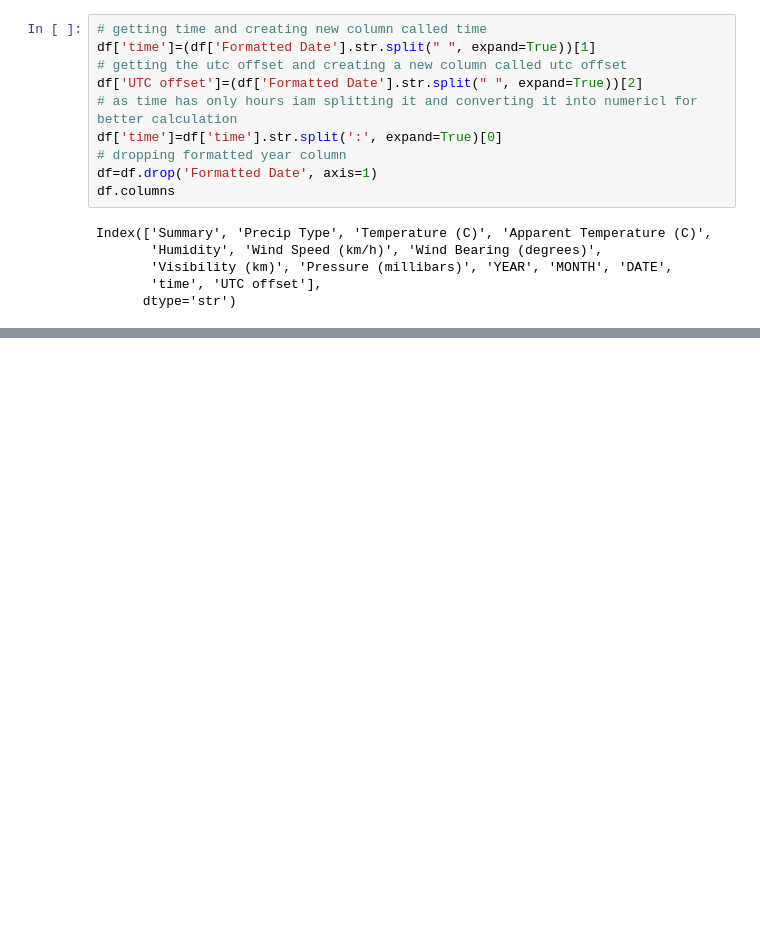
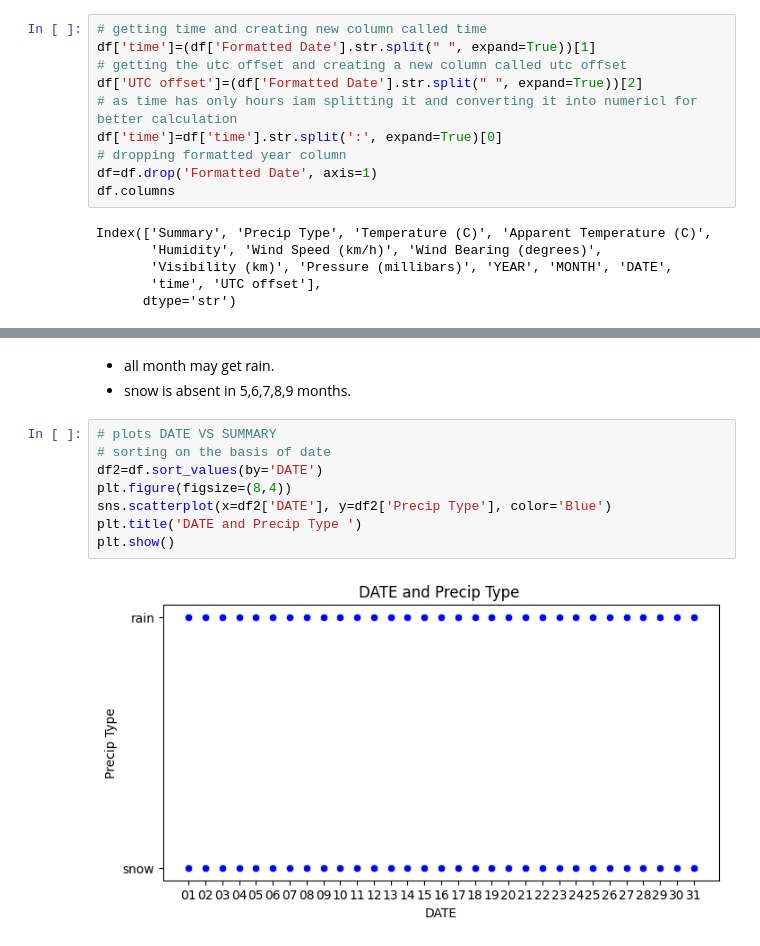
Before and after one commit to nomankhan0347893-web/mentorship-program-devsil, a Jupyter notebook: week_5_pro.ipynb, the cells around one changed output, grey strips where cells are left out. Cells and saved outputs as stored; diff of their text form; blank space fills up the shorter version.

```diff
--- a/week_5_pro.ipynb
+++ b/week_5_pro.ipynb
@@ -738,0 +963,13 @@ Index(['Summary', 'Precip Type', 'Temperature (C)', 'Apparent Temperature (C)',
+# %% [markdown]
+* all month may get rain.
+* snow is absent in 5,6,7,8,9 months.
+# %%
+# plots DATE VS SUMMARY
+# sorting on the basis of date
+df2=df.sort_values(by='DATE')
+plt.figure(figsize=(8,4))
+sns.scatterplot(x=df2['DATE'], y=df2['Precip Type'], color='Blue')
+plt.title('DATE and Precip Type ')
+plt.show()
+# %% [output]
+[figure, added]
```
Also changed, not shown: parts of 52 cells of this notebook.
